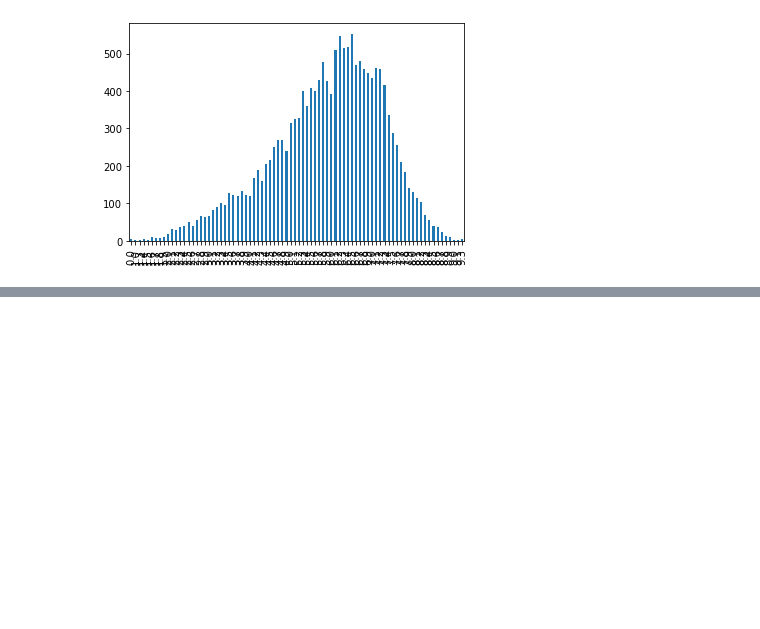
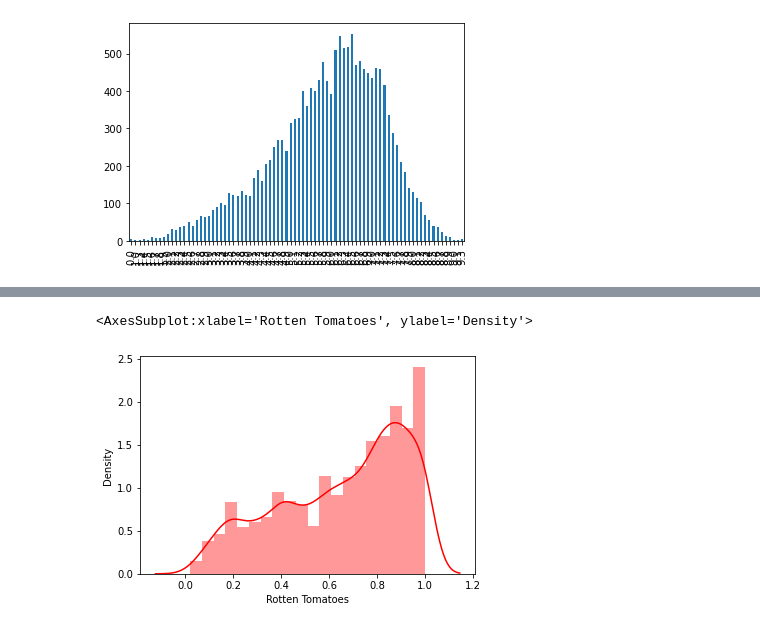
Before and after one commit to datares/the-avocados-movies, a Jupyter notebook: Annie/Movies on Stream Platforms.ipynb, the cells around one changed output, grey strips where cells are left out. Drawn from its saved outputs; the diff is of its cells as text; code cells hidden in the pictures; blank space fills up the shorter version.

```diff
--- a/Annie/Movies on Stream Platforms.ipynb
+++ b/Annie/Movies on Stream Platforms.ipynb
@@ -154,0 +172,5 @@ imdb_count.plot.bar(x=None)
+# %%
+sns.distplot( stream_movies['Rotten Tomatoes'],color="red")
+# %% [output]
+<AxesSubplot:xlabel='Rotten Tomatoes', ylabel='Density'>
+[figure, added]
```
Also changed, not shown: parts of 3 cells of this notebook.
